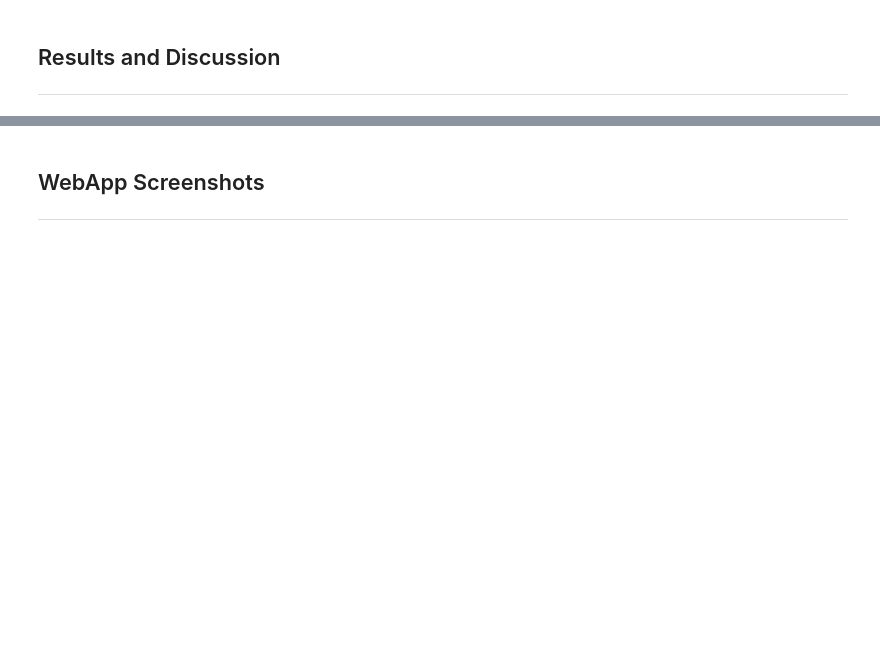
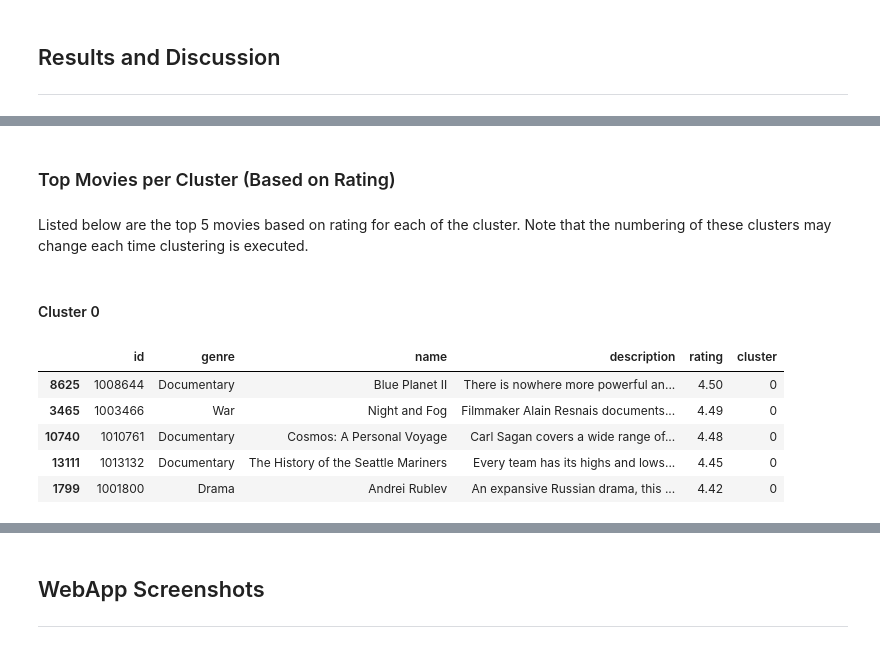
Before and after one commit to CS-180-Group-4/Movie-Recommendation-System, a Jupyter notebook: project_notebook.ipynb, the cells around one changed output, grey strips where cells are left out. Saved outputs shown, nothing was run; the diff lists cells and outputs as text; code cells hidden in the pictures; blank space fills up the shorter version.

```diff
--- a/project_notebook.ipynb
+++ b/project_notebook.ipynb
@@ -340,0 +289,15 @@ print(dist)
+# %% [markdown]
+### Top Movies per Cluster (Based on Rating)
+# %% [markdown]
+Listed below are the top 5 movies based on rating for each of the cluster. Note that the numbering of these clusters may change each time clustering is executed.
+# %% [markdown]
+#### Cluster 0
+# %%
+X_clustered.loc[X_clustered['cluster'] == 0].sort_values('rating', ascending=False).drop(columns=["similarity"]).head()
+# %% [output]
+|  | id | genre | name | description | rating | cluster |
+| 8625 | 1008644 | Documentary | Blue Planet II | There is nowhere more powerful an... | 4.50 | 0 |
+| 3465 | 1003466 | War | Night and Fog | Filmmaker Alain Resnais documents... | 4.49 | 0 |
+| 10740 | 1010761 | Documentary | Cosmos: A Personal Voyage | Carl Sagan covers a wide range of... | 4.48 | 0 |
+| 13111 | 1013132 | Documentary | The History of the Seattle Mariners | Every team has its highs and lows... | 4.45 | 0 |
+| 1799 | 1001800 | Drama | Andrei Rublev | An expansive Russian drama, this ... | 4.42 | 0 |
```
Also changed, not shown: parts of 58 cells of this notebook, 3 other files.
